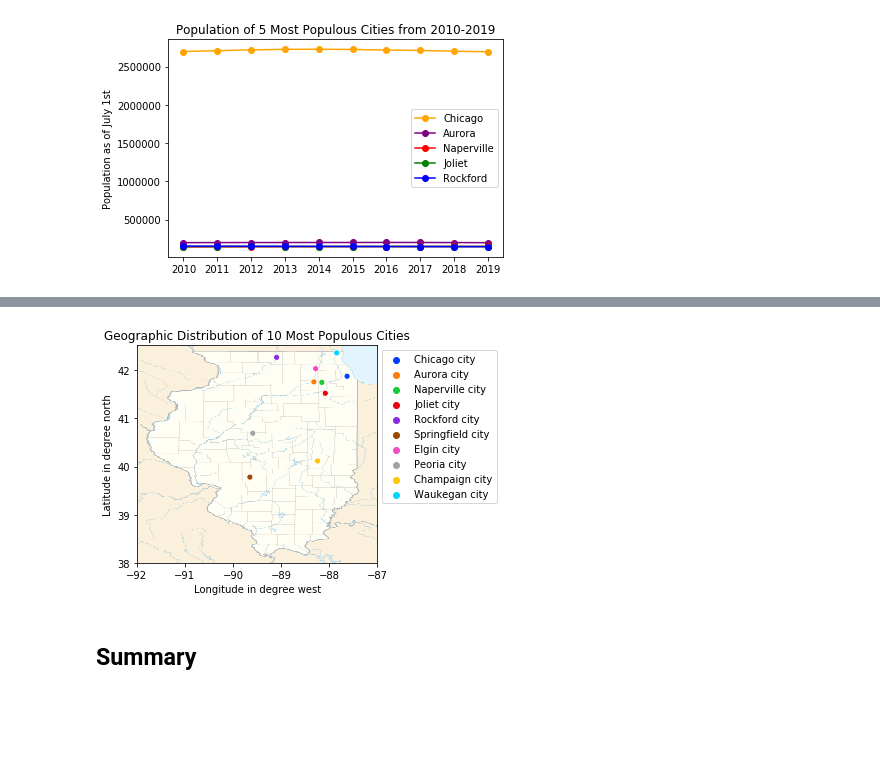
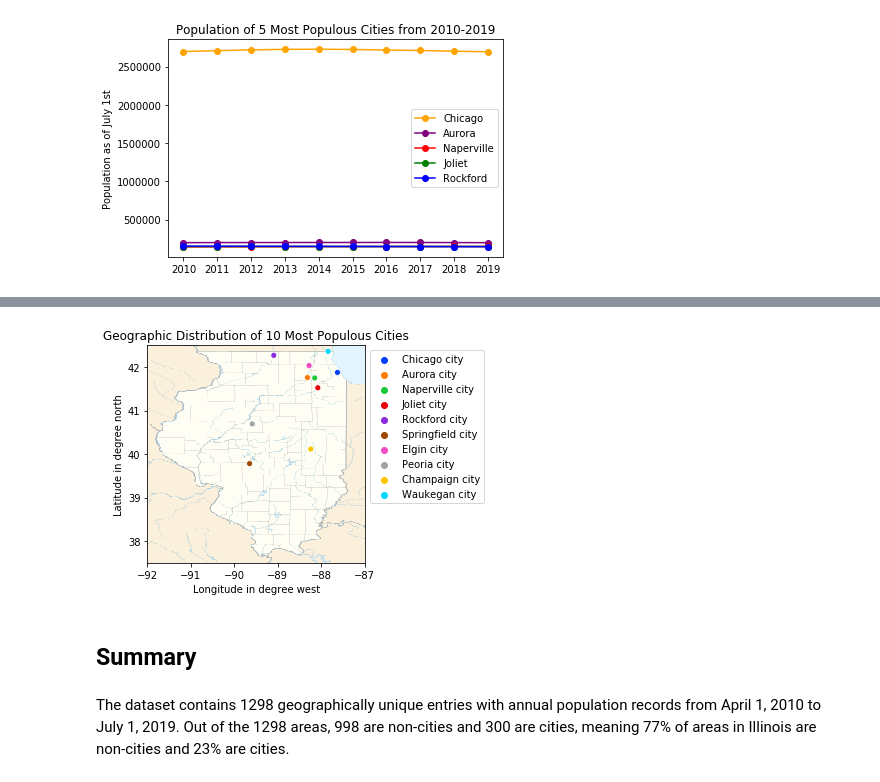
Before and after one commit to tcyang01/Data-Visualization, a Jupyter notebook: censusIL/censusIL.ipynb, the cells around one changed output, grey strips where cells are left out. Cells and saved outputs as stored; diff of their text form; code cells hidden in the pictures; blank space fills up the shorter version.

Commit message:
add dataset source, more analysis, begin summary

```diff
--- a/censusIL/censusIL.ipynb
+++ b/censusIL/censusIL.ipynb
@@ -67,8 +77,8 @@ df.sample(3)
 # %%
-#create a new column and calculate net change from July 1st of 2010 to 2019
+#create a new column and calculate net change from April 1st of 2010 to July 1st of 2019
 df['Net Change'] = df['City'].copy()
 for i in range(len(df)):
-    df.loc[i,'Net Change'] = df.loc[i,'2019'] - df.loc[i,'2010']
+    df.loc[i,'Net Change'] = df.loc[i,'2019'] - df.loc[i,'Estimates Base(04/01/10)']
 
 df.sample(3)
 # %% [output]
@@ -79,8 +89,8 @@ df.sample(3)
 # %%
-#create a new column and calculate net change precent from July 1st of 2010 to 2019
+#create a new column and calculate net change precent from April 1st of 2010 to July 1st of 2019
 df['Net Change %'] = df['Net Change'].copy()
 for i in range(len(df)):
-    df.loc[i,'Net Change %'] = (df.loc[i,'Net Change']/df.loc[i,'2010'] * 100).round(2)
+    df.loc[i,'Net Change %'] = (df.loc[i,'Net Change']/df.loc[i,'Estimates Base(04/01/10)'] * 100).round(2)
 
 df.sample(3)
 # %% [output]
@@ -217,3 +259,13 @@ for i,j in enumerate(city.nlargest(5,'2019')['2019']):
 plt.show()
 # %% [output]
 [figure]
+# %%
+#barplot of 5 least populous cities in 2019
+year_city2 = city.nsmallest(5,'2019')['2019']
+place_city2 = city.nsmallest(5,'2019')['Geographic Area']
+sns.barplot(x=year_city2, y=place_city2, data=city.nsmallest(5,'2019'),palette='pastel')
+plt.title('Population of least populous cities in 2019')
+plt.xlabel('Population Count')
+for i,j in enumerate(city.nsmallest(5,'2019')['2019']):
+    plt.text(0.5,i, j, weight='bold', color='black')
+plt.show()
@@ -228,3 +283,13 @@ for i,j in enumerate(non_city.nlargest(5,'2019')['2019']):
 plt.show()
 # %% [output]
 [figure]
+# %%
+#barplot of 5 least populous non-cities in 2019
+year_non_city2 = non_city.nsmallest(5,'2019')['2019']
+place_non_city2 = non_city.nsmallest(5,'2019')['Geographic Area']
+sns.barplot(x=year_non_city2, y=place_non_city2, data=non_city.nsmallest(5,'2019'),palette='pastel')
+plt.title('Population of least populous non-cities in 2019')
+plt.xlabel('Population Count')
+for i,j in enumerate(non_city.nsmallest(5,'2019')['2019']):
+    plt.text(0.5,i, j, weight='bold', color='black')
+plt.show()
@@ -322,17 +386,20 @@ df_top10_19
 # %%
+#scatter plot of population distribution on Illinois map
 illinois_map = mpimg.imread('Illinois.png')
 label_map = []
 for i in range(10):
     label_map.append(df_top10_19['Geographic Area'][i].split(', ')[0])
 
 sns.scatterplot(x='Longitude',y='Latitude',data=df_top10_19,hue=label_map,palette='bright')
-plt.imshow(illinois_map, extent=[-92,-87,38,42.52],alpha=0.5)
+plt.imshow(illinois_map, extent=[-92,-87,37.5,42.5],alpha=0.5)
 plt.xlabel('Longitude in degree west')
 plt.ylabel('Latitude in degree north')
 plt.legend(bbox_to_anchor=(1,1))
 plt.title('Geographic Distribution of 10 Most Populous Cities')
 plt.show()
 # %% [output]
-[figure, old version]
+[figure, new version]
 # %% [markdown]
 ## Summary
+# %% [markdown]
+The dataset contains 1298 geographically unique entries with annual population records from April 1, 2010 to July 1, 2019. Out of the 1298 areas, 998 are non-cities and 300 are cities, meaning 77% of areas in Illinois are non-cities and 23% are cities.
```
Also changed, not shown: parts of 23 cells of this notebook.
